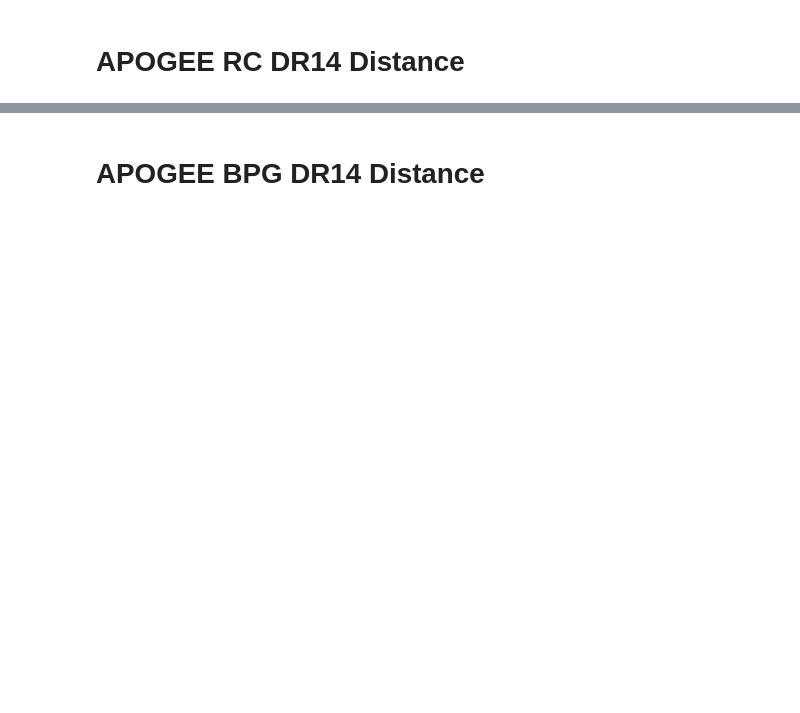
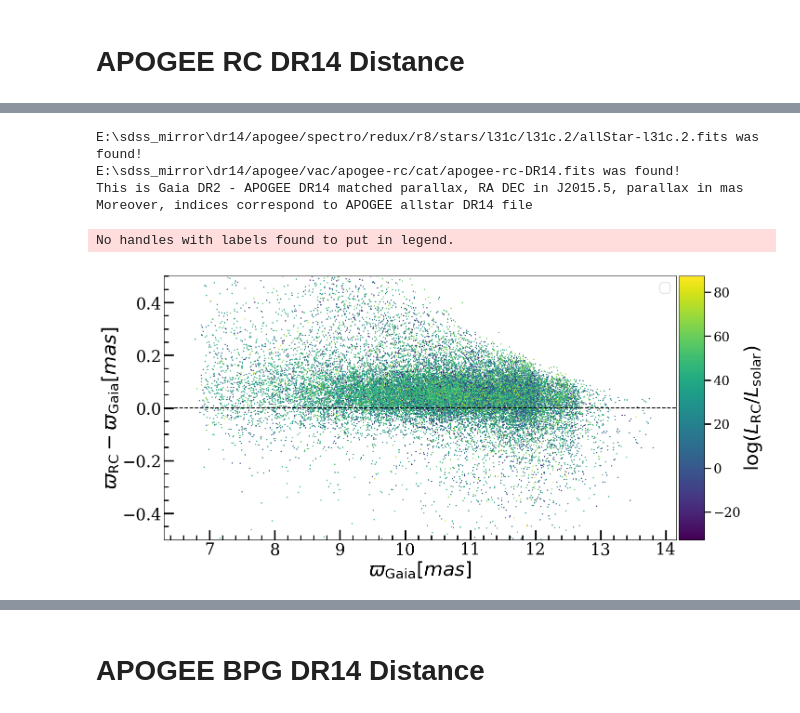
Before and after one commit to henrysky/astroNN_gaia_dr2_paper, a Jupyter notebook: APOGEE_RC_N_Distance.ipynb, the cells around one changed output, grey strips where cells are left out. Drawn from its saved outputs; the diff is of its cells as text; code cells hidden in the pictures; blank space fills up the shorter version.

```diff
--- a/APOGEE_RC_N_Distance.ipynb
+++ b/APOGEE_RC_N_Distance.ipynb
@@ -69 +74,61 @@ Moreover, indices correspond to APOGEE allstar DR14 file
+# %%
+%matplotlib inline
+import numpy as np
+import pylab as plt
+import seaborn as sns
+from astropy.io import fits
+from mpl_toolkits.axes_grid1 import make_axes_locatable
+
+from astroNN.apogee import allstar
+from astroNN.datasets.xmatch import xmatch
+from astroNN.datasets import load_apogee_rc
+from astroNN.gaia import gaiadr2_parallax, mag_to_fakemag, fakemag_to_logsol, extinction_correction
+
+plt.rc('font',**{'family': 'serif', 'weight':'medium', 'size':20})
+
+file = fits.open('apogee_dr14_nn_dist_0562.fits')
+allstar_file = fits.getdata(allstar(dr=14))
+
+ra_rc, dec_rc, distance = load_apogee_rc(dr=14, metric='distance', extinction=True)
+ra, dec, parallax, parallax_error = gaiadr2_parallax(cuts=1.0, keepdims=True, offset=False)
+
+corrected_K = extinction_correction(allstar_file['K'], allstar_file['AK_TARG'])
+idx_1, idx_2, sep = xmatch(ra, ra_rc, colRA1=ra, colDec1=dec, colRA2=ra_rc, colDec2=dec_rc)
+
+logsol = fakemag_to_logsol(mag_to_fakemag(corrected_K[idx_1], 1000 / distance[idx_2]))
+
+good_idx = [(parallax[idx_1]>0.)]
+
+number_bin = 80
+low_dist = 0
+high_dist = 10000
+median_diff = []
+median_uncer = []
+spaces_dist = np.linspace(low_dist, high_dist, number_bin+1)
+
+residue = 1000/distance[idx_2][good_idx] - parallax[idx_1][good_idx]
+f, ax = plt.subplots(1, figsize=(15,7.5), dpi=100)
+mappable = ax.scatter(allstar_file['K'][idx_1][good_idx], residue, c=dec[idx_1][good_idx], s=1.)
+ax.axhline(0., ls='--', c='k')
+ax.set_xlabel(r'$ \varpi_{\mathrm{Gaia}} [mas]$', fontsize=30)
+ax.set_ylabel(r'$\varpi_{\mathrm{RC}} - \varpi_{\mathrm{Gaia}} [mas]$', fontsize=30)
+ax.set_ylim(-0.5, 0.5)
+ax.legend(loc='best', fontsize=20)
+divider = make_axes_locatable(ax)
+cax = divider.append_axes("right", size="5%", pad=0.05)
+cbar = plt.colorbar(mappable, cax=cax)
+cbar.ax.tick_params(labelsize=25 * 0.8, width=20 / 10, length=20 / 2)
+cbar.set_label(r"$\log (L_\mathrm{RC}/L_\mathrm{solar})$", size=30)
+ax.minorticks_on()
+ax.tick_params(labelsize=25, width=2.5, length=15, which='major')
+ax.tick_params(width=2, length=7, which='minor')
+ax.xaxis.set_tick_params(direction='in', which='both')
+ax.yaxis.set_tick_params(direction='in', which='both')
+# %% [output]
+E:\sdss_mirror\dr14/apogee/spectro/redux/r8/stars/l31c/l31c.2/allStar-l31c.2.fits was found!
+E:\sdss_mirror\dr14/apogee/vac/apogee-rc/cat/apogee-rc-DR14.fits was found!
+This is Gaia DR2 - APOGEE DR14 matched parallax, RA DEC in J2015.5, parallax in mas
+Moreover, indices correspond to APOGEE allstar DR14 file
+No handles with labels found to put in legend.
+[figure, added]
 # %%
```
Also changed, not shown: parts of 7 cells of this notebook, 11 other files.
